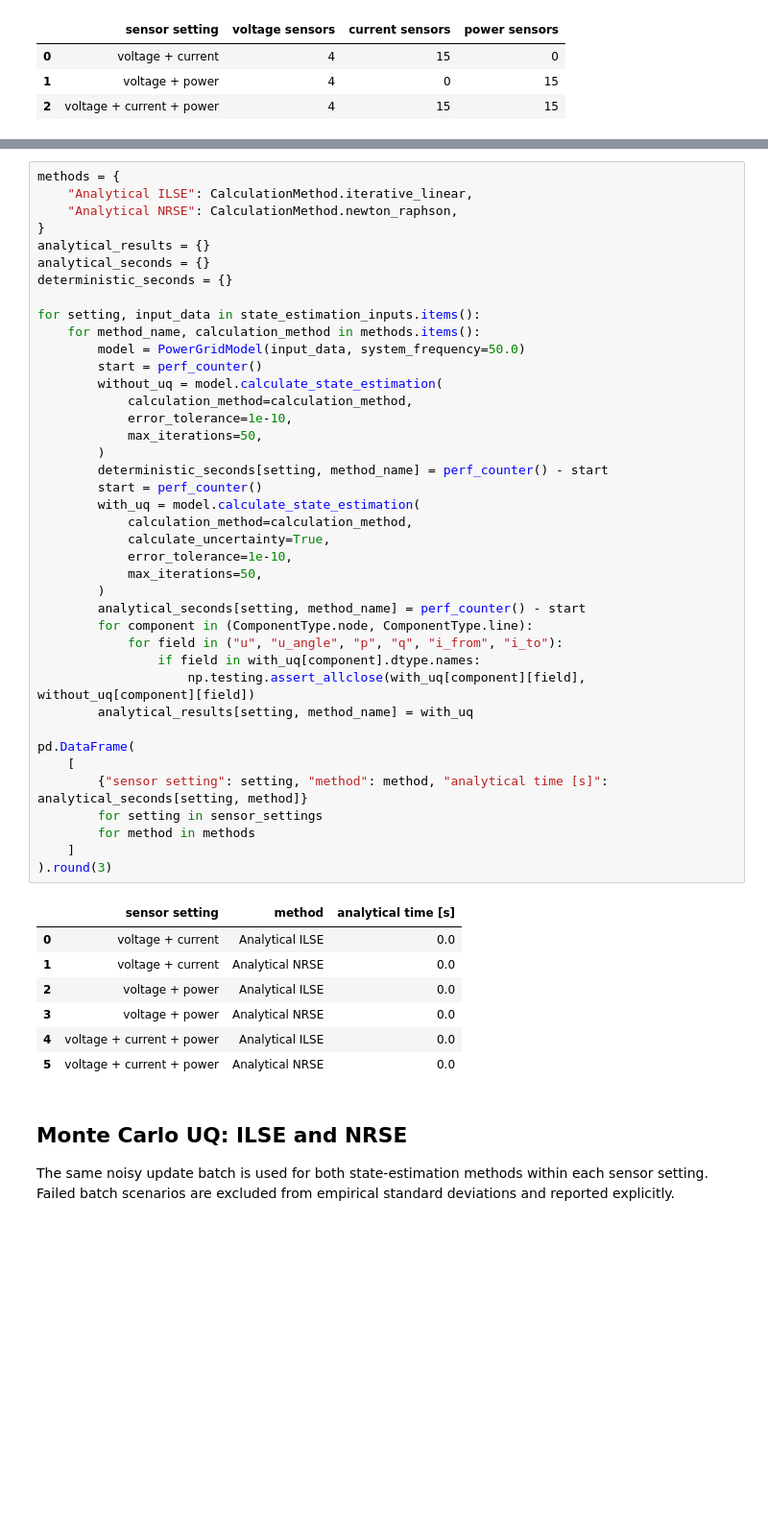
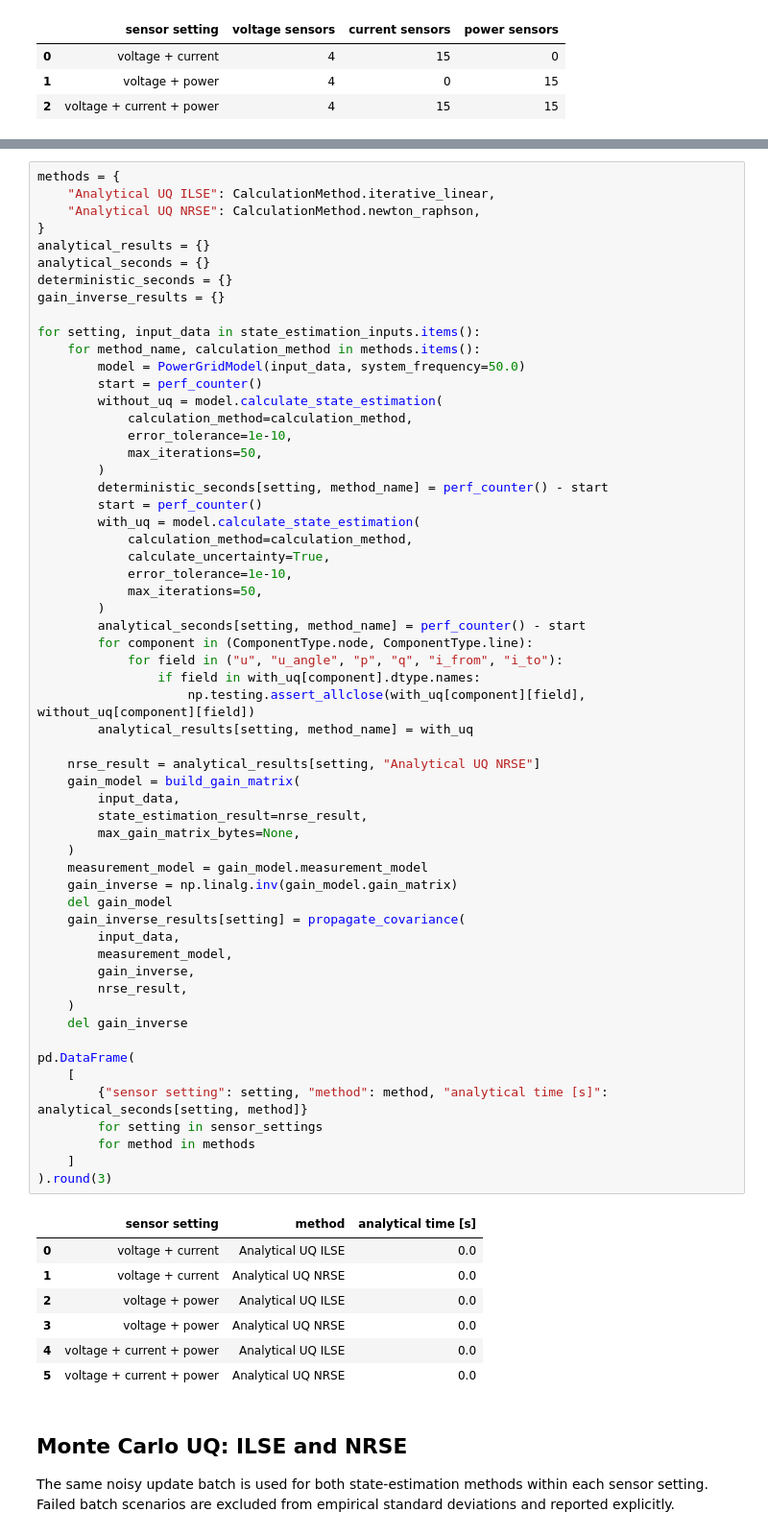
Before and after one commit to Plusero/power-grid-model, a Jupyter notebook: docs/examples/CIGRE MV State Estimation UQ Example.ipynb, the cells around one changed output, grey strips where cells are left out. Shown at 96% size. Drawn from its saved outputs; the diff is of its cells as text; blank space fills up the shorter version.

```diff
--- a/docs/examples/CIGRE MV State Estimation UQ Example.ipynb
+++ b/docs/examples/CIGRE MV State Estimation UQ Example.ipynb
@@ -611,11 +630,12 @@ The point estimates and analytical output sigmas are computed from identical sen
 # %%
 methods = {
-    "Analytical ILSE": CalculationMethod.iterative_linear,
-    "Analytical NRSE": CalculationMethod.newton_raphson,
+    "Analytical UQ ILSE": CalculationMethod.iterative_linear,
+    "Analytical UQ NRSE": CalculationMethod.newton_raphson,
 }
 analytical_results = {}
 analytical_seconds = {}
 deterministic_seconds = {}
+gain_inverse_results = {}
 
 for setting, input_data in state_estimation_inputs.items():
     for method_name, calculation_method in methods.items():
@@ -623,39 +643,56 @@ for setting, input_data in state_estimation_inputs.items():
         start = perf_counter()
         without_uq = model.calculate_state_estimation(
             calculation_method=calculation_method,
             error_tolerance=1e-10,
             max_iterations=50,
         )
         deterministic_seconds[setting, method_name] = perf_counter() - start
         start = perf_counter()
         with_uq = model.calculate_state_estimation(
             calculation_method=calculation_method,
             calculate_uncertainty=True,
             error_tolerance=1e-10,
             max_iterations=50,
         )
         analytical_seconds[setting, method_name] = perf_counter() - start
         for component in (ComponentType.node, ComponentType.line):
             for field in ("u", "u_angle", "p", "q", "i_from", "i_to"):
                 if field in with_uq[component].dtype.names:
                     np.testing.assert_allclose(with_uq[component][field], without_uq[component][field])
         analytical_results[setting, method_name] = with_uq
 
+    nrse_result = analytical_results[setting, "Analytical UQ NRSE"]
+    gain_model = build_gain_matrix(
+        input_data,
+        state_estimation_result=nrse_result,
+        max_gain_matrix_bytes=None,
+    )
+    measurement_model = gain_model.measurement_model
+    gain_inverse = np.linalg.inv(gain_model.gain_matrix)
+    del gain_model
+    gain_inverse_results[setting] = propagate_covariance(
+        input_data,
+        measurement_model,
+        gain_inverse,
+        nrse_result,
+    )
+    del gain_inverse
+
 pd.DataFrame(
     [
         {"sensor setting": setting, "method": method, "analytical time [s]": analytical_seconds[setting, method]}
         for setting in sensor_settings
         for method in methods
     ]
 ).round(3)
 # %% [output]
 |  | sensor setting | method | analytical time [s] |
-| 0 | voltage + current | Analytical ILSE | 0.0 |
-| 1 | voltage + current | Analytical NRSE | 0.0 |
-| 2 | voltage + power | Analytical ILSE | 0.0 |
-| 3 | voltage + power | Analytical NRSE | 0.0 |
-| 4 | voltage + current + power | Analytical ILSE | 0.0 |
-| 5 | voltage + current + power | Analytical NRSE | 0.0 |
+| 0 | voltage + current | Analytical UQ ILSE | 0.0 |
+| 1 | voltage + current | Analytical UQ NRSE | 0.0 |
+| 2 | voltage + power | Analytical UQ ILSE | 0.0 |
+| 3 | voltage + power | Analytical UQ NRSE | 0.0 |
+| 4 | voltage + current + power | Analytical UQ ILSE | 0.0 |
+| 5 | voltage + current + power | Analytical UQ NRSE | 0.0 |
 # %% [markdown]
 ## Monte Carlo UQ: ILSE and NRSE
 
```
Also changed, not shown: parts of 9 cells of this notebook, 8 other files.
